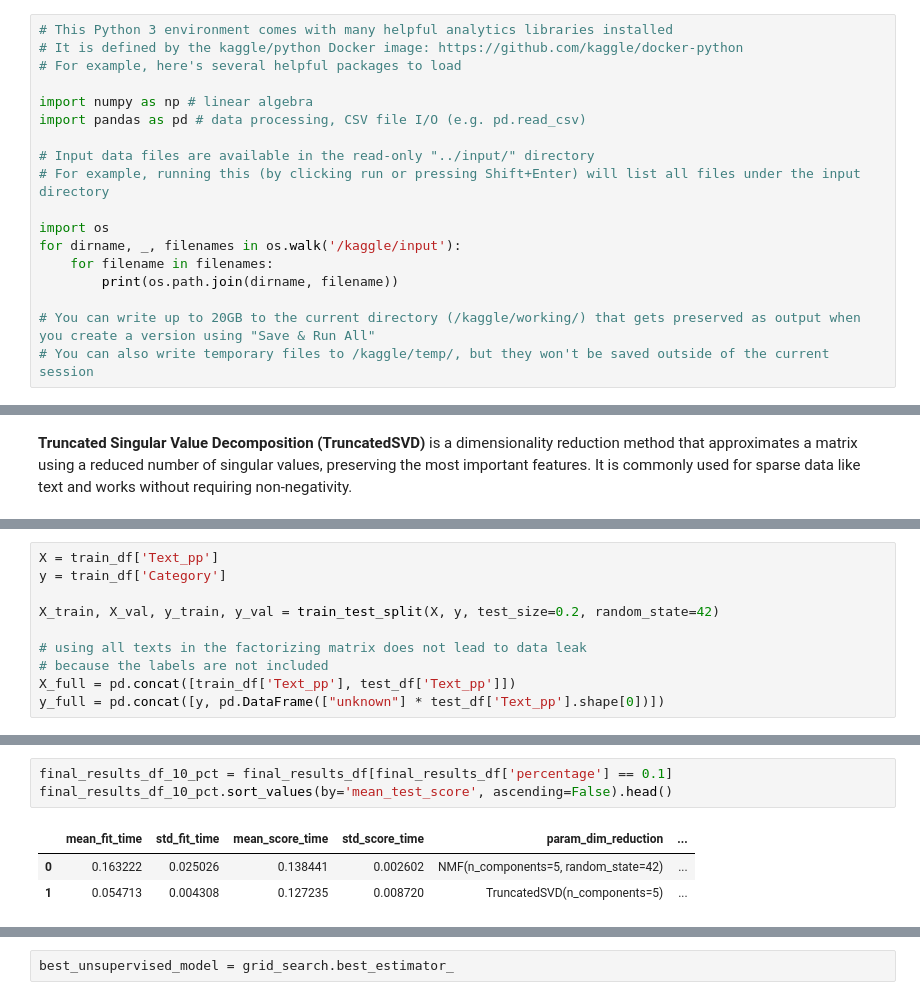
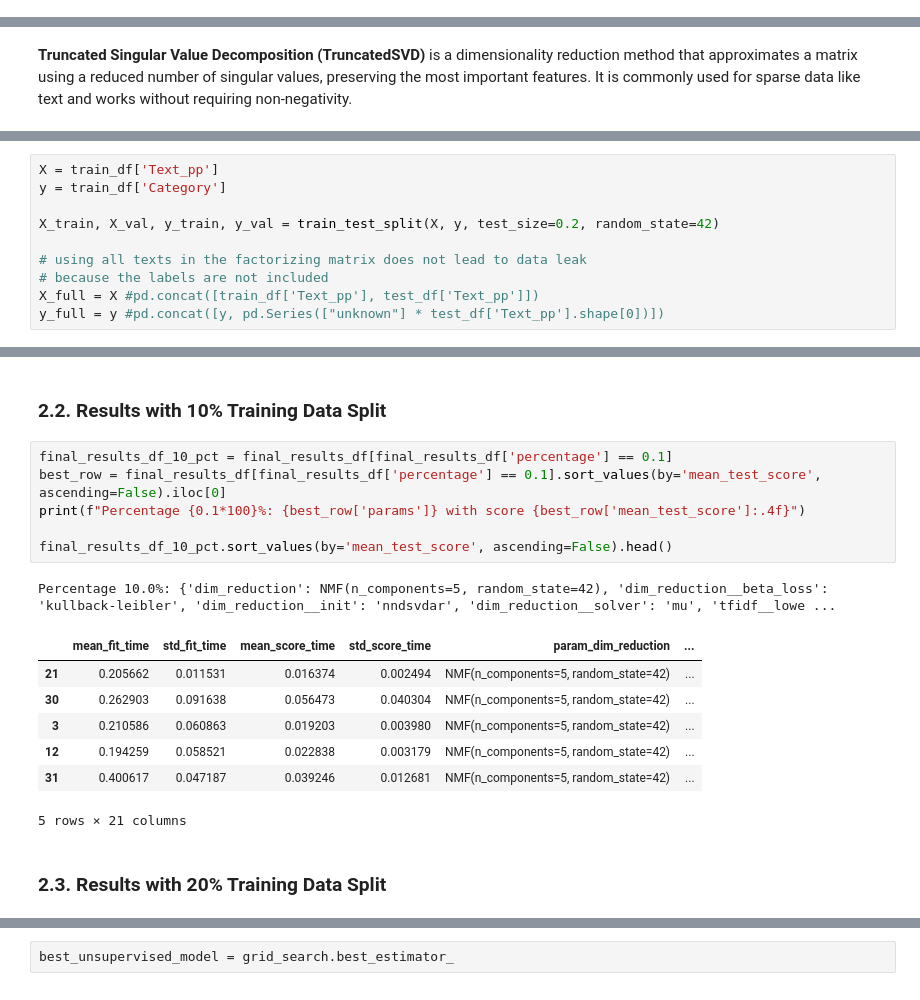
Before and after one commit to mafiat/BBC-News-Classification-Kaggle-Mini-Project, a Jupyter notebook: week-4-bbc-news-classification-kaggle-mini-project.ipynb, the cells around one changed output, grey strips where cells are left out. Cells and saved outputs as stored; diff of their text form.

```diff
--- a/week-4-bbc-news-classification-kaggle-mini-project.ipynb
+++ b/week-4-bbc-news-classification-kaggle-mini-project.ipynb
@@ -1,18 +0,0 @@
-# %%
-# This Python 3 environment comes with many helpful analytics libraries installed
-# It is defined by the kaggle/python Docker image: https://github.com/kaggle/docker-python
-# For example, here's several helpful packages to load
-
-import numpy as np # linear algebra
-import pandas as pd # data processing, CSV file I/O (e.g. pd.read_csv)
-
-# Input data files are available in the read-only "../input/" directory
-# For example, running this (by clicking run or pressing Shift+Enter) will list all files under the input directory
-
-import os
-for dirname, _, filenames in os.walk('/kaggle/input'):
-    for filename in filenames:
-        print(os.path.join(dirname, filename))
-
-# You can write up to 20GB to the current directory (/kaggle/working/) that gets preserved as output when you create a version using "Save & Run All"
-# You can also write temporary files to /kaggle/temp/, but they won't be saved outside of the current session
@@ -498,5 +505,5 @@ X_train, X_val, y_train, y_val = train_test_split(X, y, test_size=0.2, random_st
 
 # using all texts in the factorizing matrix does not lead to data leak
 # because the labels are not included
-X_full = pd.concat([train_df['Text_pp'], test_df['Text_pp']])
-y_full = pd.concat([y, pd.DataFrame(["unknown"] * test_df['Text_pp'].shape[0])])
+X_full = X #pd.concat([train_df['Text_pp'], test_df['Text_pp']])
+y_full = y #pd.concat([y, pd.Series(["unknown"] * test_df['Text_pp'].shape[0])])
@@ -588,9 +677,21 @@ Filter grid search results by percentage of training data used
+# %% [markdown]
+### 2.2. Results with 10% Training Data Split
 # %%
 final_results_df_10_pct = final_results_df[final_results_df['percentage'] == 0.1]
+best_row = final_results_df[final_results_df['percentage'] == 0.1].sort_values(by='mean_test_score', ascending=False).iloc[0]
+print(f"Percentage {0.1*100}%: {best_row['params']} with score {best_row['mean_test_score']:.4f}")
+
 final_results_df_10_pct.sort_values(by='mean_test_score', ascending=False).head()
 # %% [output]
+Percentage 10.0%: {'dim_reduction': NMF(n_components=5, random_state=42), 'dim_reduction__beta_loss': 'kullback-leibler', 'dim_reduction__init': 'nndsvdar', 'dim_reduction__solver': 'mu', 'tfidf__lowe ...
 |  | mean_fit_time | std_fit_time | mean_score_time | std_score_time | param_dim_reduction | ... |
-| 0 | 0.163222 | 0.025026 | 0.138441 | 0.002602 | NMF(n_components=5, random_state=42) | ... |
-| 1 | 0.054713 | 0.004308 | 0.127235 | 0.008720 | TruncatedSVD(n_components=5) | ... |
+| 21 | 0.205662 | 0.011531 | 0.016374 | 0.002494 | NMF(n_components=5, random_state=42) | ... |
+| 30 | 0.262903 | 0.091638 | 0.056473 | 0.040304 | NMF(n_components=5, random_state=42) | ... |
+| 3 | 0.210586 | 0.060863 | 0.019203 | 0.003980 | NMF(n_components=5, random_state=42) | ... |
+| 12 | 0.194259 | 0.058521 | 0.022838 | 0.003179 | NMF(n_components=5, random_state=42) | ... |
+| 31 | 0.400617 | 0.047187 | 0.039246 | 0.012681 | NMF(n_components=5, random_state=42) | ... |
+5 rows × 21 columns
+# %% [markdown]
+### 2.3. Results with 20% Training Data Split
 # %%
 final_results_df_20_pct = final_results_df[final_results_df['percentage'] == 0.2]
```
Also changed, not shown: parts of 108 cells of this notebook, 1 other file.
